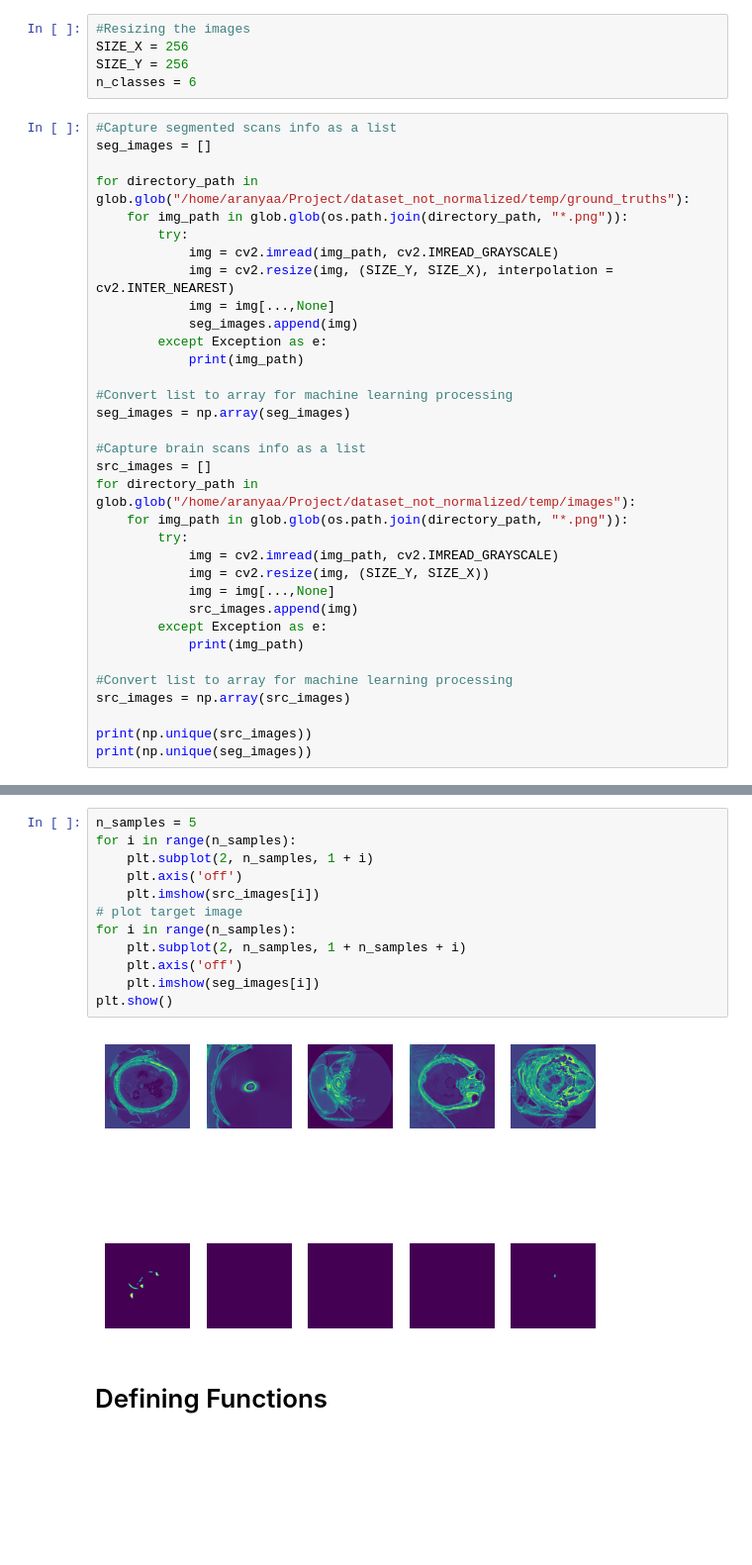
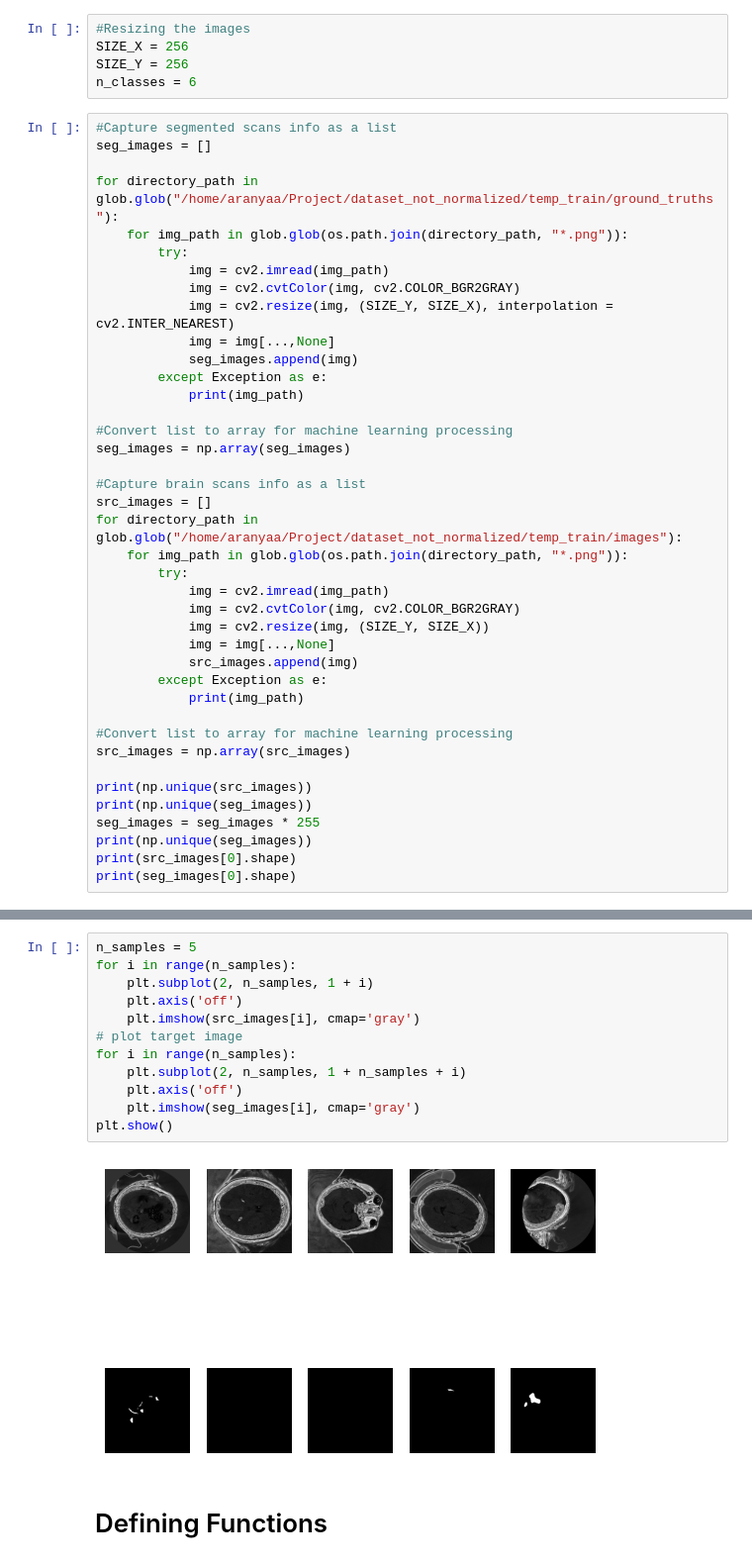
Before and after one commit to Aranyaa-k/Brain-hemorrhage-detection-using-GANS, a Jupyter notebook: detection.ipynb, the cells around one changed output, grey strips where cells are left out. Shown at 99% size. Cells and saved outputs as stored; diff of their text form; blank space fills up the shorter version.

```diff
--- a/detection.ipynb
+++ b/detection.ipynb
@@ -74,10 +78,11 @@ n_classes = 6
 #Capture segmented scans info as a list
 seg_images = []
 
-for directory_path in glob.glob("/home/aranyaa/Project/dataset_not_normalized/temp/ground_truths"):
+for directory_path in glob.glob("/home/aranyaa/Project/dataset_not_normalized/temp_train/ground_truths"):
     for img_path in glob.glob(os.path.join(directory_path, "*.png")):
         try:
-            img = cv2.imread(img_path, cv2.IMREAD_GRAYSCALE)
+            img = cv2.imread(img_path)
+            img = cv2.cvtColor(img, cv2.COLOR_BGR2GRAY)
             img = cv2.resize(img, (SIZE_Y, SIZE_X), interpolation = cv2.INTER_NEAREST)
             img = img[...,None]
             seg_images.append(img)
@@ -89,10 +94,11 @@ seg_images = np.array(seg_images)
 
 #Capture brain scans info as a list
 src_images = []
-for directory_path in glob.glob("/home/aranyaa/Project/dataset_not_normalized/temp/images"):
+for directory_path in glob.glob("/home/aranyaa/Project/dataset_not_normalized/temp_train/images"):
     for img_path in glob.glob(os.path.join(directory_path, "*.png")):
         try:
-            img = cv2.imread(img_path, cv2.IMREAD_GRAYSCALE)
+            img = cv2.imread(img_path)
+            img = cv2.cvtColor(img, cv2.COLOR_BGR2GRAY)
             img = cv2.resize(img, (SIZE_Y, SIZE_X))
             img = img[...,None]
             src_images.append(img)
@@ -104,6 +110,10 @@ src_images = np.array(src_images)
 
 print(np.unique(src_images))
 print(np.unique(seg_images))
+seg_images = seg_images * 255
+print(np.unique(seg_images))
+print(src_images[0].shape)
+print(seg_images[0].shape)
 # %% [output]
 [  0   1   2   3   4   5   6   7   8   9  10  11  12  13  14  15  16  17
   18  19  20  21  22  23  24  25  26  27  28  29  30  31  32  33  34  35
@@ -124,17 +137,17 @@ print(np.unique(seg_images))
 # %%
 n_samples = 5
 for i in range(n_samples):
 	plt.subplot(2, n_samples, 1 + i)
 	plt.axis('off')
-	plt.imshow(src_images[i])
+	plt.imshow(src_images[i], cmap='gray')
 # plot target image
 for i in range(n_samples):
 	plt.subplot(2, n_samples, 1 + n_samples + i)
 	plt.axis('off')
-	plt.imshow(seg_images[i])
+	plt.imshow(seg_images[i], cmap='gray')
 plt.show()
 # %% [output]
-[figure, old version]
+[figure, new version]
 # %% [markdown]
 # Defining Functions
 # %% [markdown]
```
Also changed, not shown: parts of 18 cells of this notebook, 1 other file.
